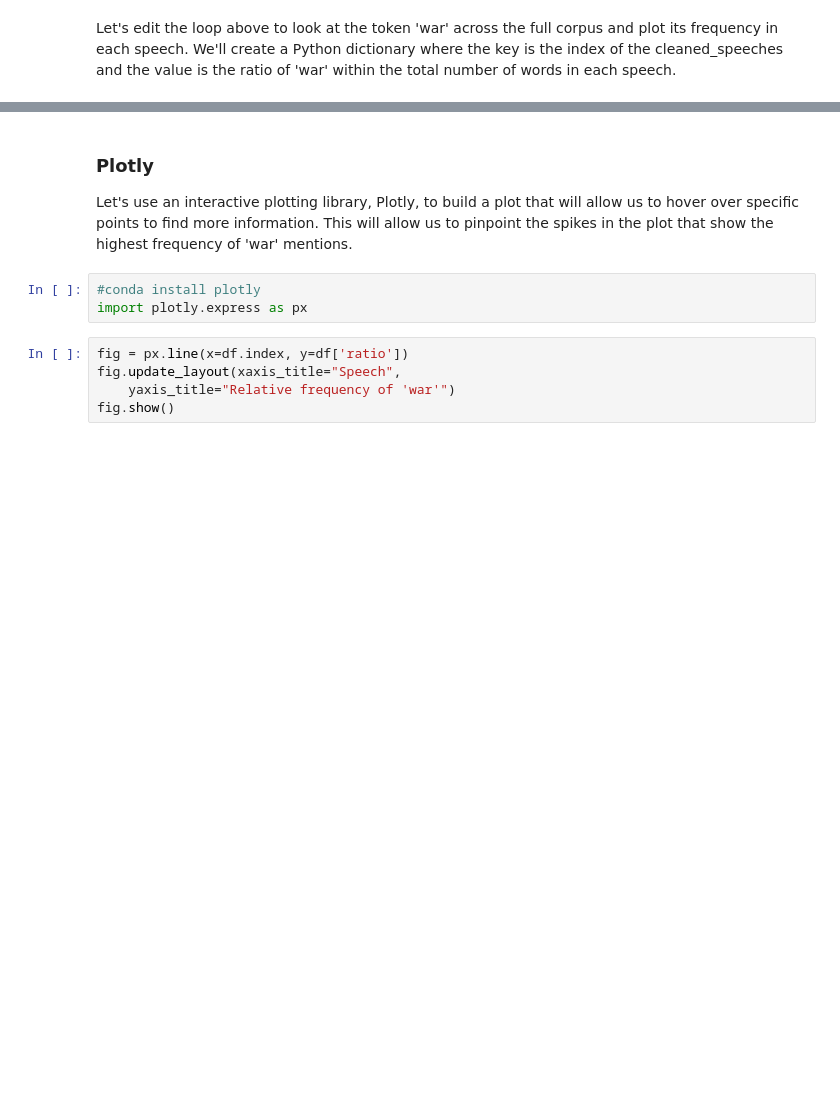
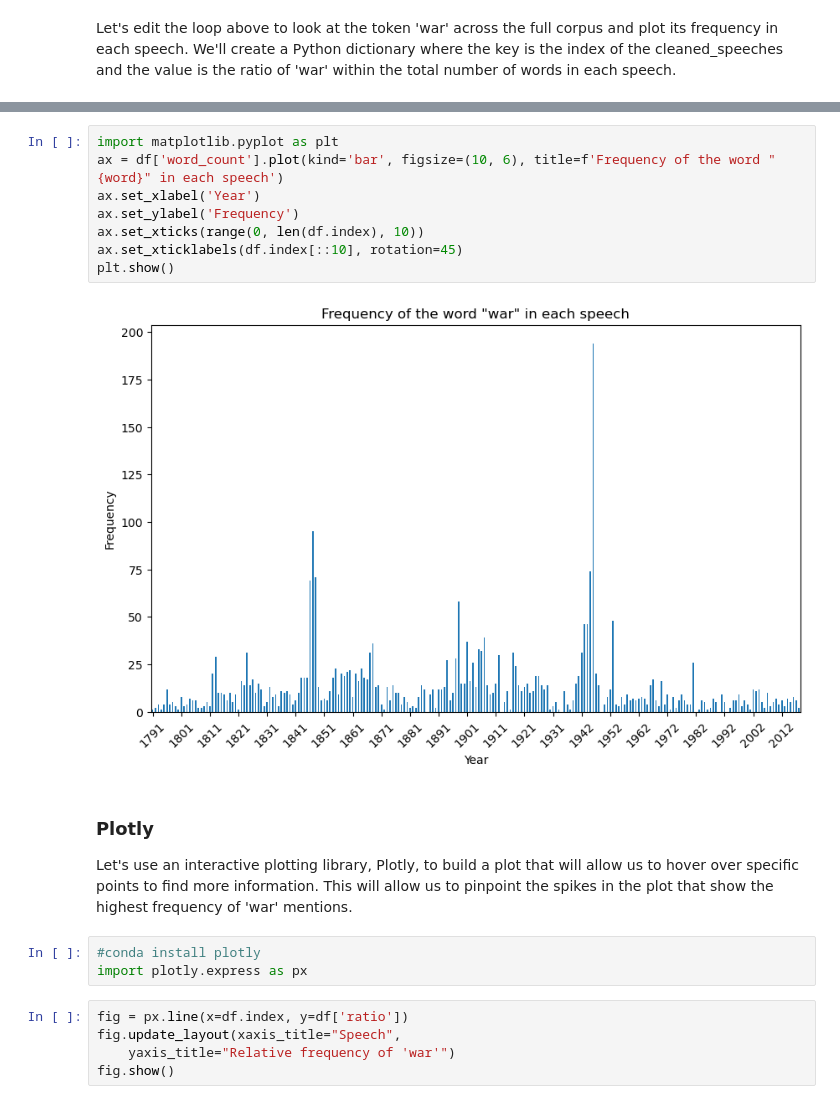
Before and after one commit to chennesy/latis_python_text, a Jupyter notebook: text_as_data/text_data.ipynb, the cells around one changed output, grey strips where cells are left out. Drawn from its saved outputs; the diff is of its cells as text; blank space fills up the shorter version.

```diff
--- a/text_as_data/text_data.ipynb
+++ b/text_as_data/text_data.ipynb
@@ -593,3 +672,13 @@ df
+# %%
+import matplotlib.pyplot as plt
+ax = df['word_count'].plot(kind='bar', figsize=(10, 6), title=f'Frequency of the word "{word}" in each speech')
+ax.set_xlabel('Year')
+ax.set_ylabel('Frequency')
+ax.set_xticks(range(0, len(df.index), 10))
+ax.set_xticklabels(df.index[::10], rotation=45)
+plt.show()
+# %% [output]
+[figure, added]
 # %% [markdown]
 ### Plotly
 Let's use an interactive plotting library, Plotly, to build a plot that will allow us to hover over specific points to find more information. This will allow us to pinpoint the spikes in the plot that show the highest frequency of 'war' mentions.
```
Also changed, not shown: parts of 77 cells of this notebook.
